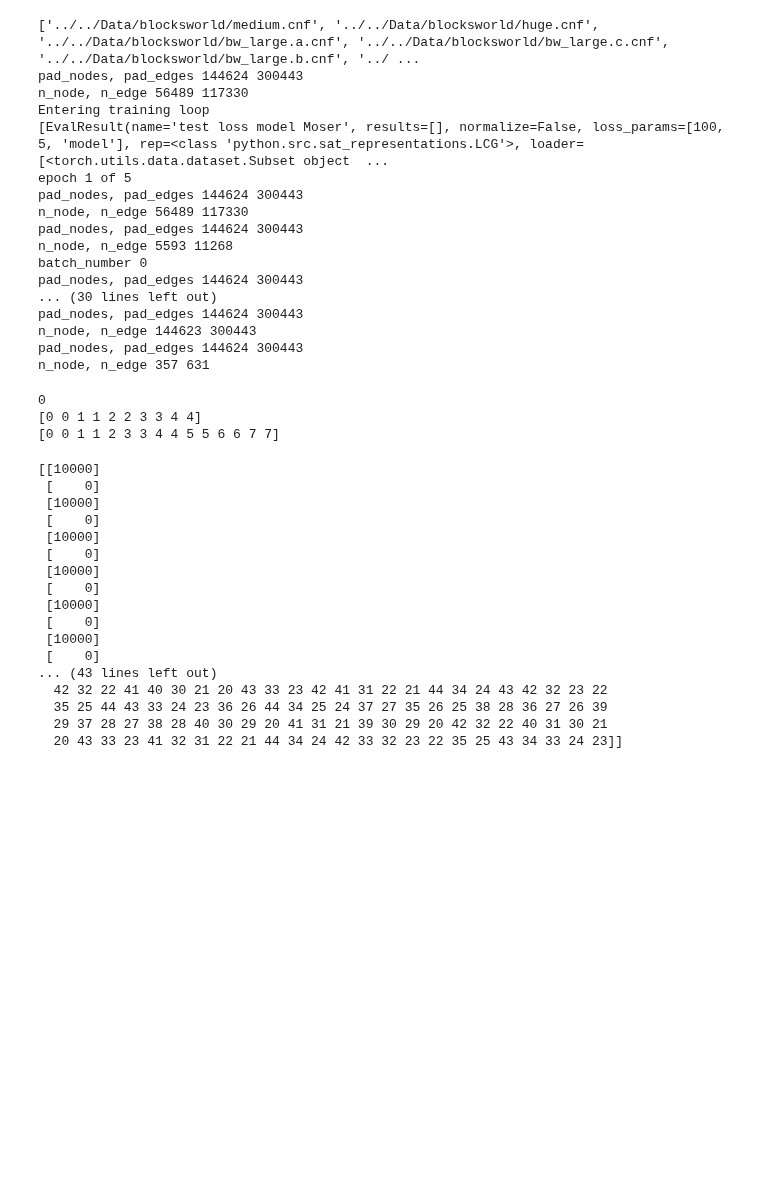
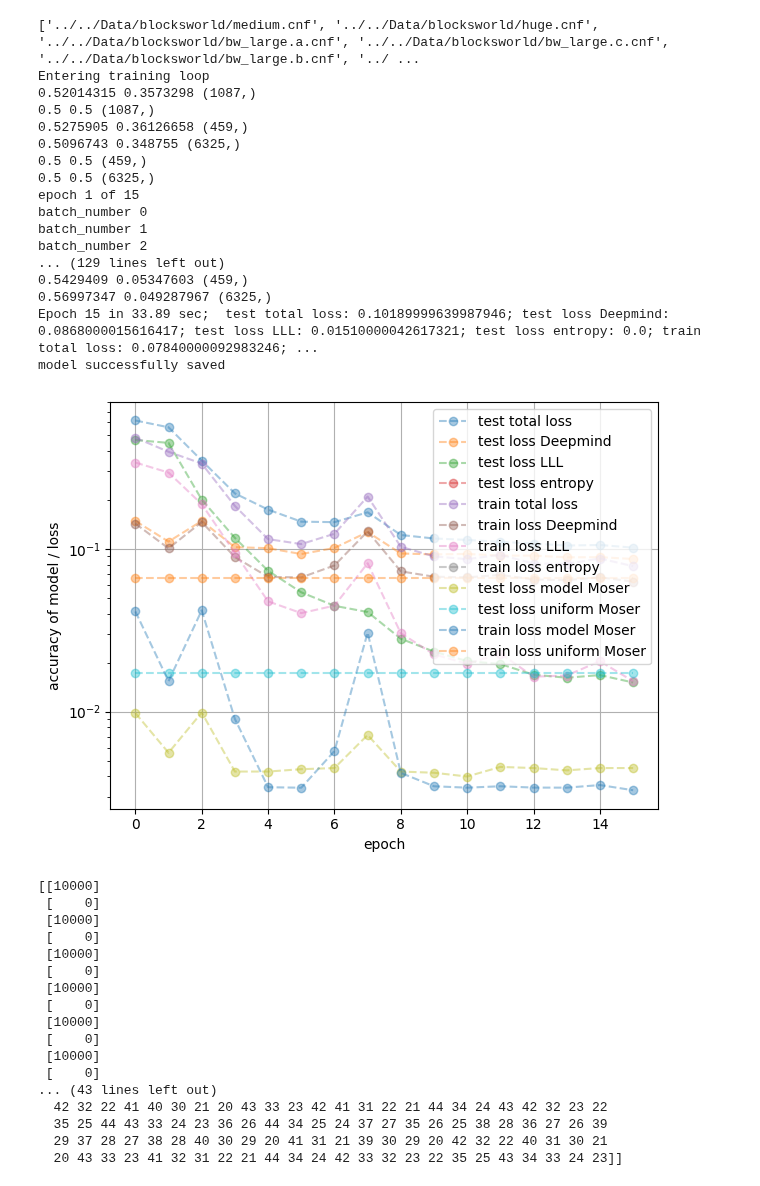
Before and after one commit to porscheofficial/sls_sat_solving_with_deep_learning, a Jupyter notebook: python/notebooks/train_notebook.ipynb, the cells around one changed output. Saved outputs shown, nothing was run; the diff lists cells and outputs as text; code cells hidden in the pictures; blank space fills up the shorter version.

Commit message:
small changes -> train file and model

```diff
--- a/python/notebooks/train_notebook.ipynb
+++ b/python/notebooks/train_notebook.ipynb
@@ -6,10 +6,10 @@ sys.path.append("../../")
 from python.src.train import experiment_tracking_train
 from python.src.sat_representations import VCG, LCG, SATRepresentation
 from pathlib import Path
-NUM_EPOCHS = 5  # 10
+NUM_EPOCHS = 15  # 10
 f = 0.0000001
 alpha = 1
-beta = 0
+beta = 1
 gamma = 0
 batch_size = 2
 # path = "/Users/p403830/Library/CloudStorage/OneDrive-PorscheDigitalGmbH/GIT_SAT_ML/data/blocksworld"
@@ -17,7 +17,7 @@ batch_size = 2
 path = "../../Data/blocksworld"
 # path = "/Users/p403830/Library/CloudStorage/OneDrive-PorscheDigitalGmbH/GIT_SAT_ML/data/LLL_sample_one"
 # path = "/Users/p403830/Library/CloudStorage/OneDrive-PorscheDigitalGmbH/programming/generateSAT/samples_LLL_n80/"
-N_STEPS_MOSER = 100
+N_STEPS_MOSER = 1000
 N_RUNS_MOSER = 5
 SEED = 0
 graph_representation = "LCG"
@@ -25,51 +25,52 @@ network_type = "interaction"
 # network_definition = get_network_definition(network_type = network_type, graph_representation = graph_representation) #network_definition_interaction_new
 
 MODEL_REGISTRY = Path("../../../mlrun_save")
-EXPERIMENT_NAME = "trash"
+EXPERIMENT_NAME = "blocksworld_LCG_interaction"
 
-model_path = False # "../../params_save/" + EXPERIMENT_NAME
+model_path = "../../../params_save/" + EXPERIMENT_NAME
 img_path = False # model_path + "_plot"
 
 match graph_representation:
     case "LCG":
             rep = LCG
     case "VCG":
             rep = VCG
 print(glob.glob(glob.escape(path) + "/*.cnf"))
 
 
 experiment_tracking_train(
         MODEL_REGISTRY,
         EXPERIMENT_NAME,
         batch_size,
         f,
         alpha,
         beta,
         gamma,
         NUM_EPOCHS,
         N_STEPS_MOSER,
         N_RUNS_MOSER,
         path,
         img_path="show",
         model_path=model_path,
         graph_representation=rep,
         network_type=network_type,
     )
 # %% [output]
 ['../../Data/blocksworld/medium.cnf', '../../Data/blocksworld/huge.cnf', '../../Data/blocksworld/bw_large.a.cnf', '../../Data/blocksworld/bw_large.c.cnf', '../../Data/blocksworld/bw_large.b.cnf', '../ ...
-pad_nodes, pad_edges 144624 300443
-n_node, n_edge 56489 117330
 Entering training loop
-[EvalResult(name='test loss model Moser', results=[], normalize=False, loss_params=[100, 5, 'model'], rep=<class 'python.src.sat_representations.LCG'>, loader=[<torch.utils.data.dataset.Subset object  ...
-epoch 1 of 5
-pad_nodes, pad_edges 144624 300443
-n_node, n_edge 56489 117330
-pad_nodes, pad_edges 144624 300443
-n_node, n_edge 5593 11268
+0.52014315 0.3573298 (1087,)
+0.5 0.5 (1087,)
+0.5275905 0.36126658 (459,)
+0.5096743 0.348755 (6325,)
+0.5 0.5 (459,)
+0.5 0.5 (6325,)
+epoch 1 of 15
 batch_number 0
-pad_nodes, pad_edges 144624 300443
-... (30 lines left out)
-pad_nodes, pad_edges 144624 300443
-n_node, n_edge 144623 300443
-pad_nodes, pad_edges 144624 300443
-n_node, n_edge 357 631
+batch_number 1
+batch_number 2
+... (129 lines left out)
+0.5429409 0.05347603 (459,)
+0.56997347 0.049287967 (6325,)
+Epoch 15 in 33.89 sec;  test total loss: 0.10189999639987946; test loss Deepmind: 0.0868000015616417; test loss LLL: 0.01510000042617321; test loss entropy: 0.0; train total loss: 0.07840000092983246; ...
+model successfully saved
+[figure, added]
@@ -99,12 +77,3 @@ batch = jraph.batch([graph_1, graph_2])
-# %%
-print(graph_1.senders)
-print(graph_2.senders)
-
-print(batch.senders)
-# %% [output]
-0
-[0 0 1 1 2 2 3 3 4 4]
-[0 0 1 1 2 3 3 4 4 5 5 6 6 7 7]
 # %%
 import sys
 import glob
```
Also changed, not shown: parts of 2 cells of this notebook, 4 other files.
